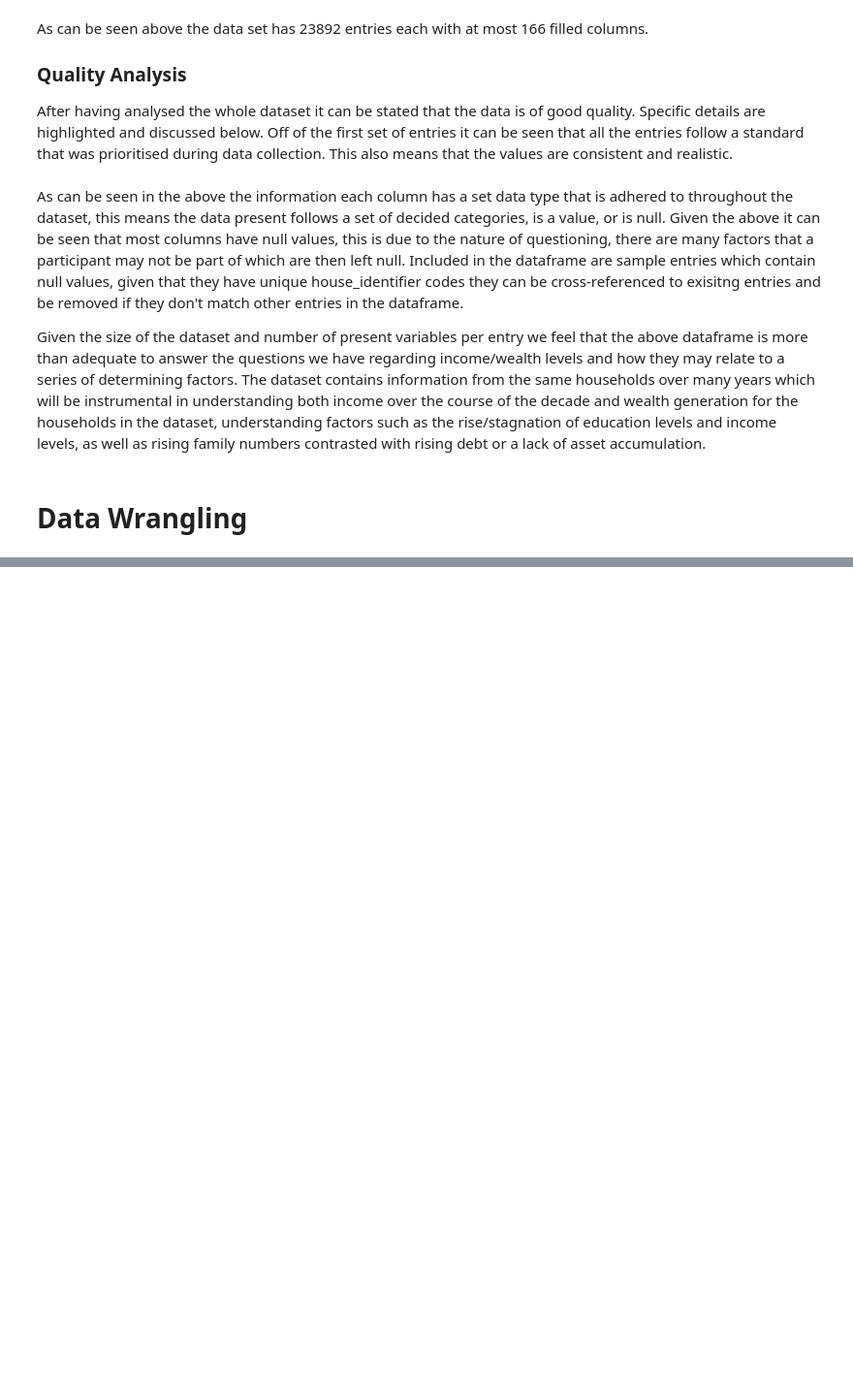
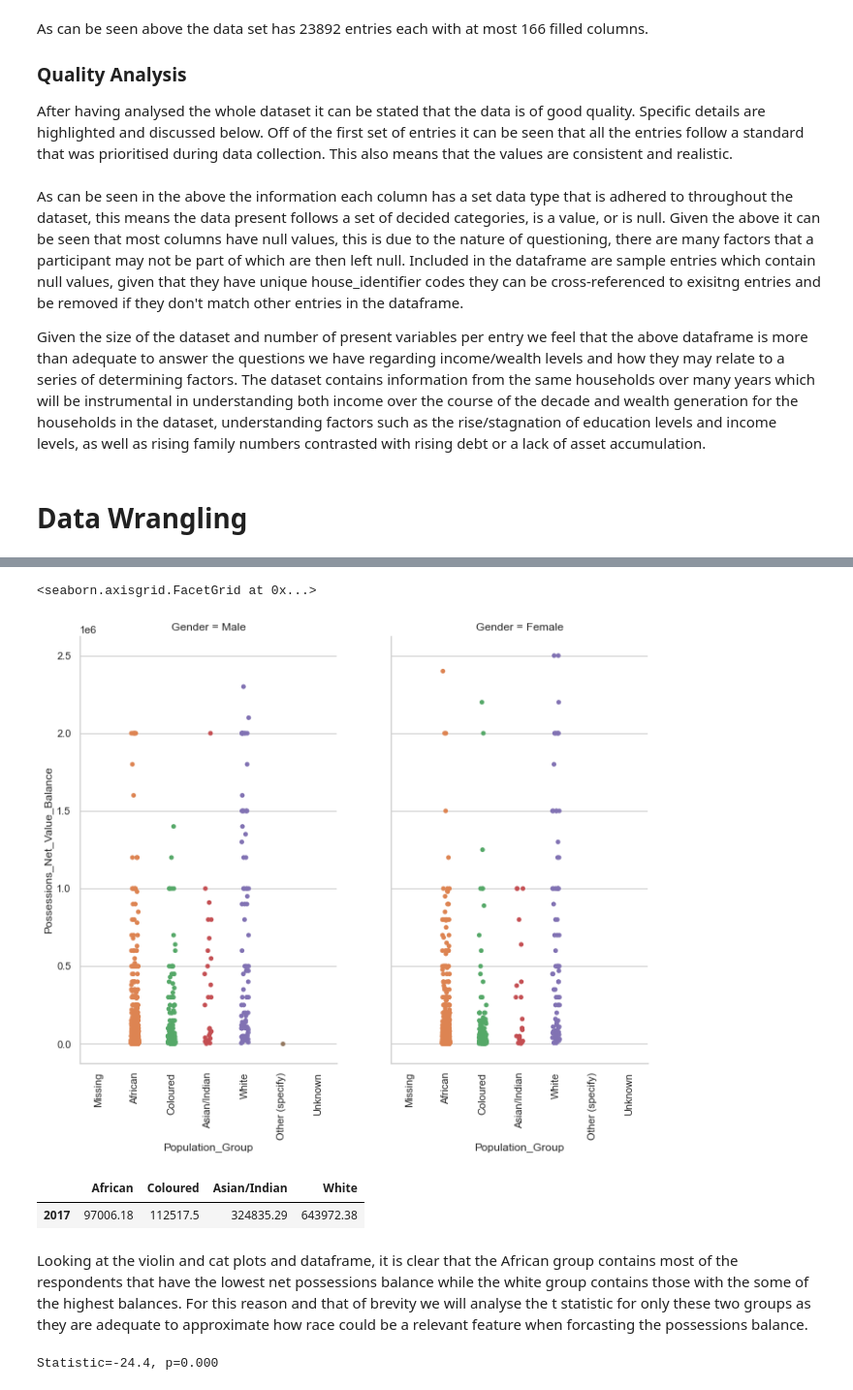
Before and after one commit to DAE-Mini-Project/DEA-Code, a Jupyter notebook: DaeCode.ipynb, the cells around one changed output, grey strips where cells are left out. Shown at 97% size. Saved outputs shown, nothing was run; the diff lists cells and outputs as text; code cells hidden in the pictures; blank space fills up the shorter version.

```diff
--- a/DaeCode.ipynb
+++ b/DaeCode.ipynb
@@ -946,0 +744,33 @@ NameError: name 'race_mean_netposses' is not defined
+# %%
+g = sns.catplot(x="Population_Group", y="Possessions_Net_Value_Balance", col="Gender",
+                data=df_filtered, kind="strip",
+                height=4, aspect=.7);
+g.fig.set_size_inches(10,8)
+g.set_xticklabels(rotation=90)
+# %% [output]
+<seaborn.axisgrid.FacetGrid at 0x...>
+[figure, added]
+# %%
+w5_afri_smpl = df_filtered.loc[df_filtered['Population_Group']=="African",'Possessions_Net_Value_Balance'].mean()
+w5_col_smpl = df_filtered.loc[df_filtered['Population_Group']=="Coloured",'Possessions_Net_Value_Balance'].mean()
+w5_asIn_smpl = df_filtered.loc[df_filtered['Population_Group']=="Asian/Indian",'Possessions_Net_Value_Balance'].mean()
+w5_yt_smpl = df_filtered.loc[df_filtered['Population_Group']=="White",'Possessions_Net_Value_Balance'].mean()
+
+list1 = [round(w5_afri_smpl,2)]
+list2 = [round(w5_yt_smpl,2)]
+list3 = [round(w5_col_smpl,2)]
+list4 = [round(w5_asIn_smpl,2)]
+possessionsByRace = pd.DataFrame(list(zip(list1,list3,list4,list2)), index= ['2017'], columns = ["African",'Coloured','Asian/Indian',"White"])
+possessionsByRace
+# %% [output]
+|  | African | Coloured | Asian/Indian | White |
+| 2017 | 97006.18 | 112517.5 | 324835.29 | 643972.38 |
+# %% [markdown]
+Looking at the violin and cat plots and dataframe, it is clear that the African group contains most of the respondents that have the lowest net possessions balance while the white group contains those with the some of the highest balances. For this reason and that of brevity we will analyse the t statistic for only these two groups as they are adequate to approximate how race could be a relevant feature when forcasting the possessions balance.
+# %%
+afri_possess_data = df_filtered[df_filtered['Population_Group'] == 'African']['Possessions_Net_Value_Balance']
+yt_possess_data = df_filtered[df_filtered['Population_Group'] == 'White']['Possessions_Net_Value_Balance']
+u,p = stats.ttest_ind(afri_possess_data,yt_possess_data)
+print('Statistic=%.1f, p=%.3f' % (u, p))
+# %% [output]
+Statistic=-24.4, p=0.000
```
Also changed, not shown: parts of 53 cells of this notebook.
